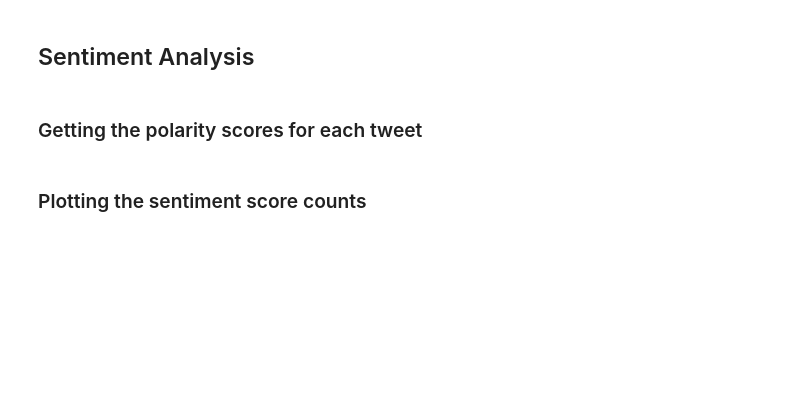
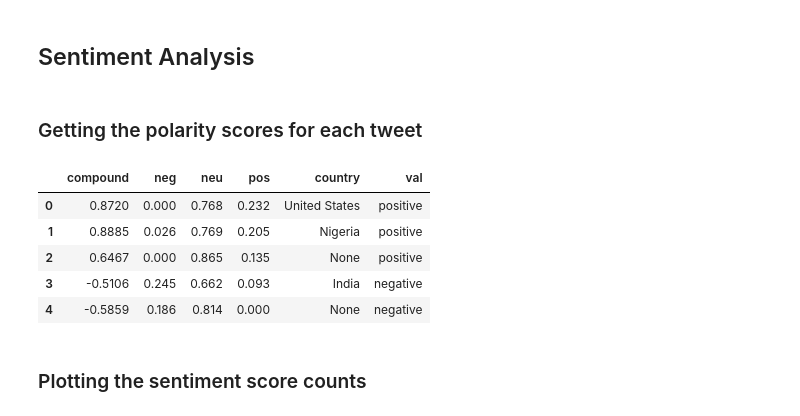
Before and after one commit to Rrishik/COVID-19-tweets, a Jupyter notebook: Covid-19 Tweets analysis.ipynb, the cells around one changed output. Cells and saved outputs as stored; diff of their text form; code cells hidden in the pictures; blank space fills up the shorter version.

```diff
--- a/Covid-19 Tweets analysis.ipynb
+++ b/Covid-19 Tweets analysis.ipynb
@@ -251,12 +301,19 @@ def getCountry(loc):
 # %%
 sid = SentimentIntensityAnalyzer()
 sentiment_scores = text_en_lr.apply(lambda x: sid.polarity_scores(x))
 sent_scores_df = pd.DataFrame(list(sentiment_scores)).reset_index().drop('index', axis = 1)
 
-sent_scores_df['country'] = df['locations'].apply(getCountry).reset_index().drop('index', axis = 1)
+sent_scores_df['country'] = df_locations['locations'].apply(getCountry)
 
 sent_scores_df['val'] = sent_scores_df['compound'].apply(lambda x: 'neutral' if x == 0 else ('positive' if x > 0 else 'negative'))
 sent_scores_df.head()
+# %% [output]
+|  | compound | neg | neu | pos | country | val |
+| 0 | 0.8720 | 0.000 | 0.768 | 0.232 | United States | positive |
+| 1 | 0.8885 | 0.026 | 0.769 | 0.205 | Nigeria | positive |
+| 2 | 0.6467 | 0.000 | 0.865 | 0.135 | None | positive |
+| 3 | -0.5106 | 0.245 | 0.662 | 0.093 | India | negative |
+| 4 | -0.5859 | 0.186 | 0.814 | 0.000 | None | negative |
 # %% [markdown]
 ### Plotting the sentiment score counts
 # %%
```
Also changed, not shown: parts of 32 cells of this notebook, 12 other files.
